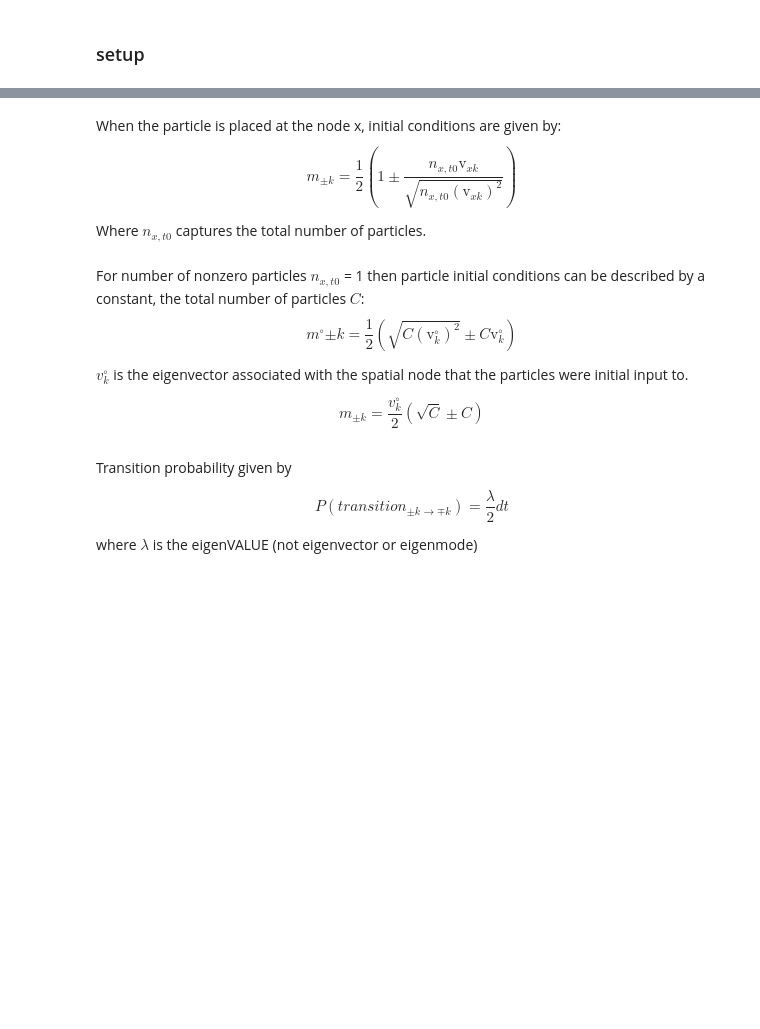
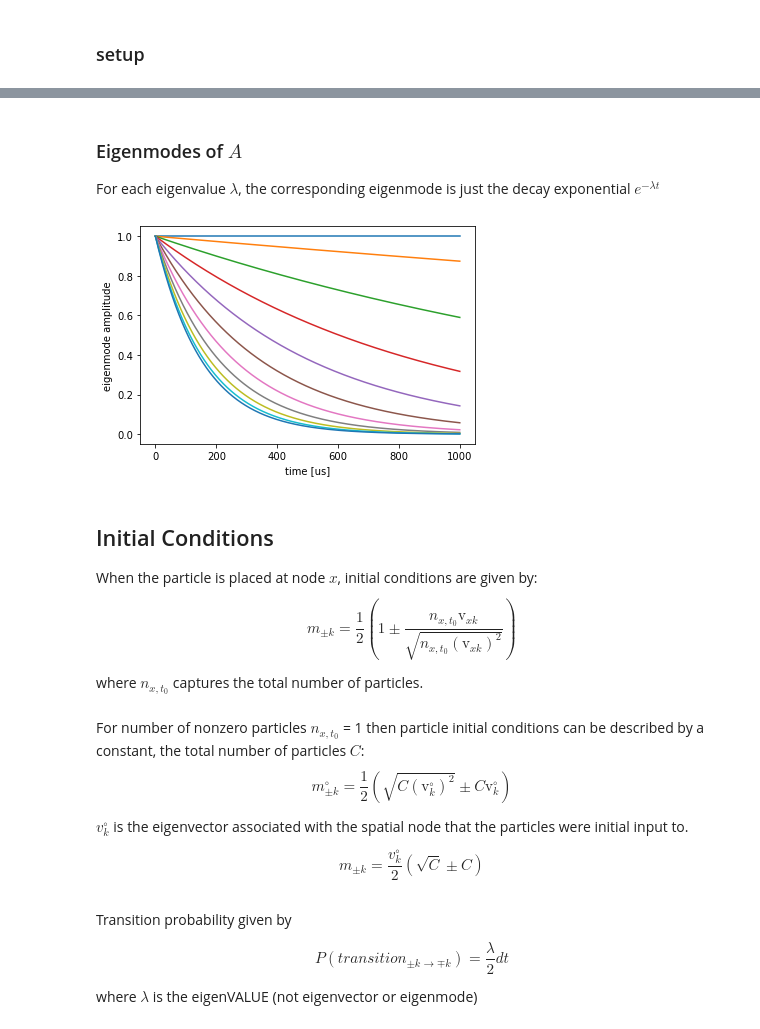
Before and after one commit to margotwagner/diffusion-model, a Jupyter notebook: notebooks/RandomWalk1DEigenmodeDecomp.ipynb, the cells around one changed output, grey strips where cells are left out. Drawn from its saved outputs; the diff is of its cells as text; code cells hidden in the pictures; blank space fills up the shorter version.

```diff
--- a/notebooks/RandomWalk1DEigenmodeDecomp.ipynb
+++ b/notebooks/RandomWalk1DEigenmodeDecomp.ipynb
@@ -134,3 +185,9 @@ def get_eigenvalues_and_vectors(A: np.ndarray,
         plot_eigenmodes(eigenvalues)
 
     return eigenvalues, eigenvectors, eval_sort_index
+# %%
+# get sorted eigenvalues and eigenvectors (normalized)
+eigenvalues, eigenvectors, eval_sort_index = get_eigenvalues_and_vectors(
+    A,
+    #print_output=False, plot_eigenmodes=False
+)
@@ -137,3 +212,6 @@ def get_eigenvalues_and_vectors(A: np.ndarray,
+# %% [markdown]
+### Eigenmodes of $A$
+For each eigenvalue $\lambda$, the corresponding eigenmode is just the decay exponential $e^{-\lambda t}$
 # %%
 def get_eigenmode(eigenvalues, t):
     return np.exp(-eigenvalues * t)
@@ -144,19 +222,27 @@ def plot_eigenmodes(eigenvalues):
     for i in range(len(eigenvalues)):
         plt.plot(time, get_eigenmode(eigenvalues[i], time))
 
+    plt.xlabel('time [us]')
+    plt.ylabel('eigenmode amplitude')
     plt.show()
+# %%
+plot_eigenmodes(eigenvalues)
+# %% [output]
+[figure, added]
 # %% [markdown]
-When the particle is placed at the node x, initial conditions are given by:
+## Initial Conditions
+
+When the particle is placed at node $x$, initial conditions are given by:
 \begin{equation}
-    m_{\pm k} = \frac{1}{2} \left( 1 \pm \frac{n_{x, t0} \text{v}_{x k}}{\sqrt{n_{x, t0} (\text{v}_{x k})^2}} \right)
+    m_{\pm k} = \frac{1}{2} \left( 1 \pm \frac{n_{x, t_0} \text{v}_{x k}}{\sqrt{n_{x, t_0} (\text{v}_{x k})^2}} \right)
 \end{equation}
 
-Where $n_{x, t0}$ captures the total number of particles.
+where $n_{x, t_0}$ captures the total number of particles.
 # %% [markdown]
-For number of nonzero particles $n_{x, t0}$ = 1 then particle initial conditions can be described by a constant, the
+For number of nonzero particles $n_{x, t_0}$ = 1 then particle initial conditions can be described by a constant, the
 total number of particles $C$:
 \begin{equation}
-    m^\circ{\pm k} = \frac{1}{2} \left( \sqrt{C (\text{v}^\circ_{ k})^2} \pm C \text{v}^\circ_{k} \right)
+    m^\circ_{\pm k} = \frac{1}{2} \left( \sqrt{C (\text{v}^\circ_{ k})^2} \pm C \text{v}^\circ_{k} \right)
 \end{equation}
 
 $v^\circ_k$ is the eigenvector associated with the spatial node that the particles were initial input to.
```
Also changed, not shown: parts of 9 cells of this notebook, 2 other files.
